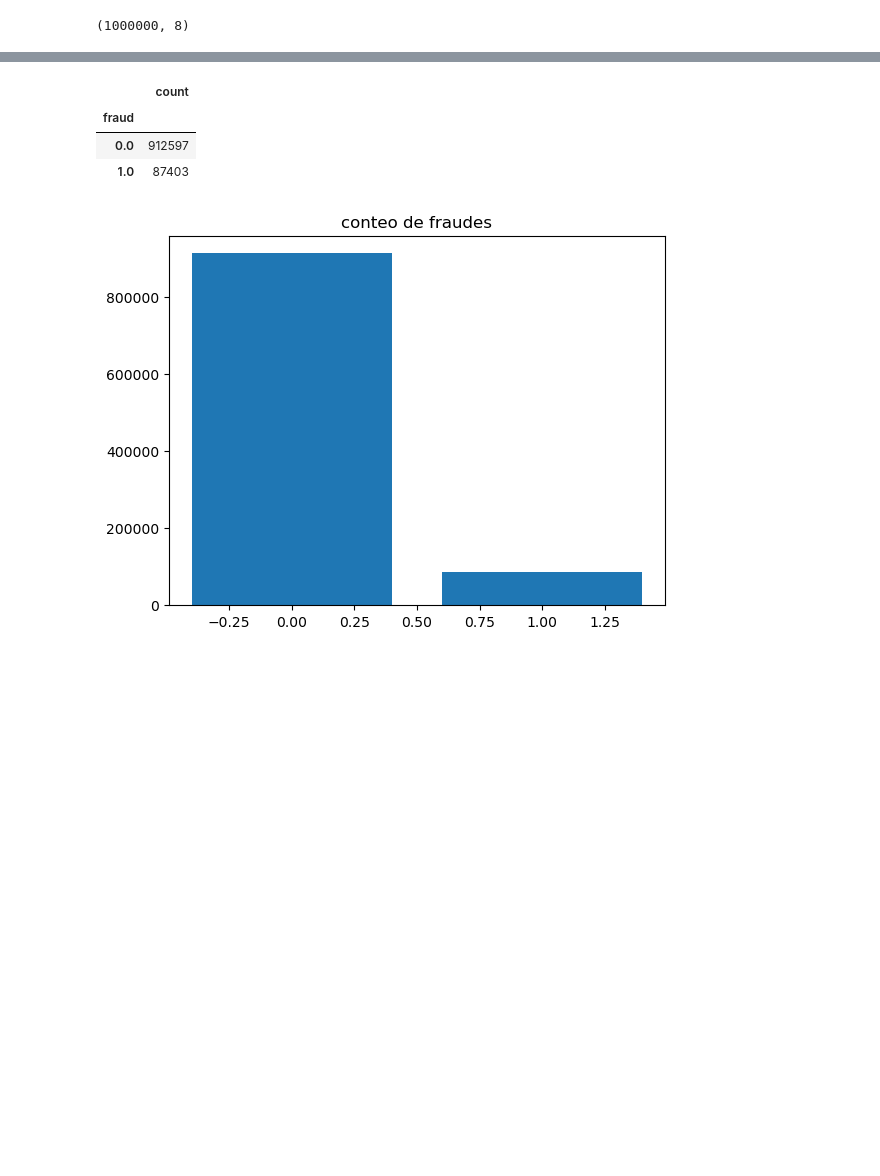
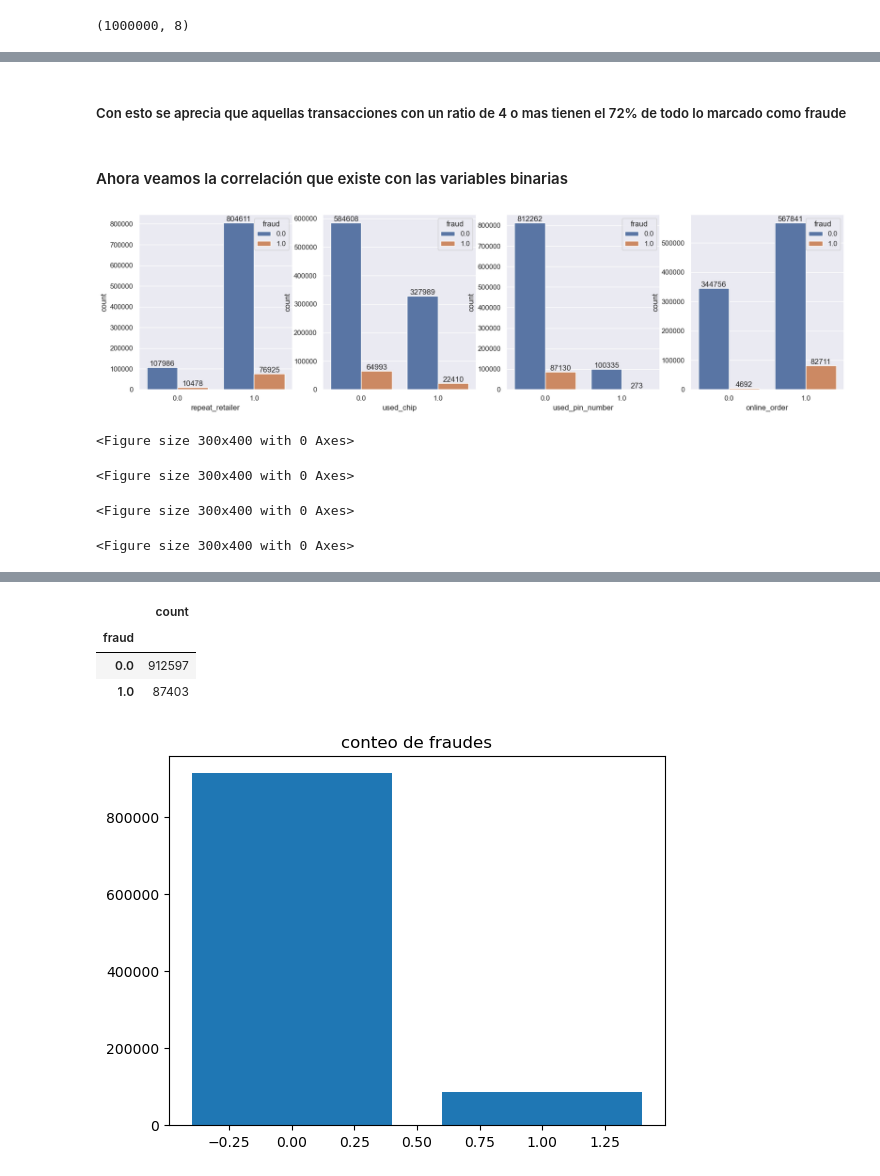
Before and after one commit to Hector-Daniel/Credit-Card---Fraud-Detection, a Jupyter notebook: Notebooks/Analisis_inicial.ipynb, the cells around one changed output, grey strips where cells are left out. Cells and saved outputs as stored; diff of their text form; code cells hidden in the pictures; blank space fills up the shorter version.

```diff
--- a/Notebooks/Analisis_inicial.ipynb
+++ b/Notebooks/Analisis_inicial.ipynb
@@ -42,0 +140,19 @@ import matplotlib.pyplot as plt
+# %% [markdown]
+##### Con esto se aprecia que aquellas transacciones con un ratio de 4 o mas tienen el 72% de todo lo marcado como fraude
+# %% [markdown]
+#### Ahora veamos la correlación que existe con las variables binarias
+# %%
+variables_binarias = ['repeat_retailer', 'used_chip','used_pin_number', 'online_order']
+fig,ax = plt.subplots(1,4,figsize=(20,5))
+
+for i,col in enumerate(variables_binarias):
+    plt.figure(figsize=(3,4))
+    ax[i]=sb.countplot(x=col, data=df_fraudes, hue="fraud", ax=ax[i])
+    for label in ax[i].containers:
+        ax[i].bar_label(label)
+# %% [output]
+[figure, added]
+<Figure size 300x400 with 0 Axes>
+<Figure size 300x400 with 0 Axes>
+<Figure size 300x400 with 0 Axes>
+<Figure size 300x400 with 0 Axes>
```
Also changed, not shown: parts of 93 cells of this notebook.
